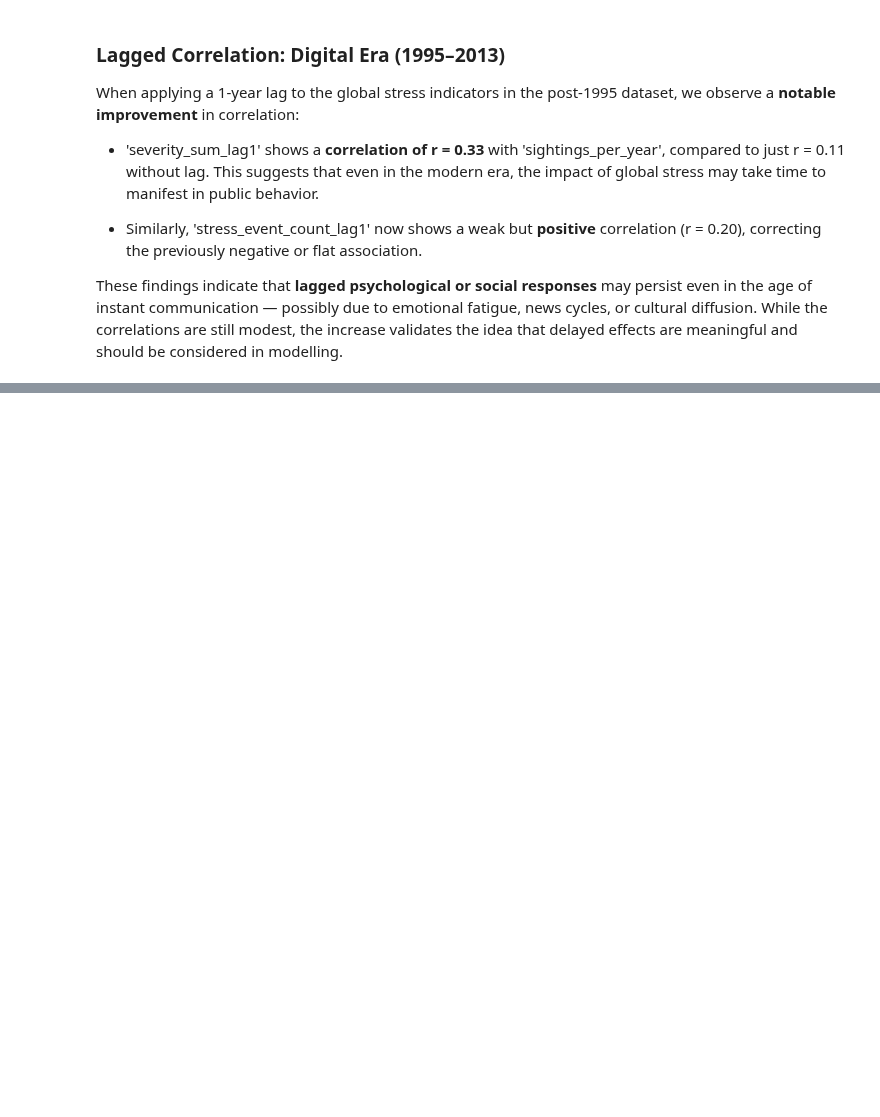
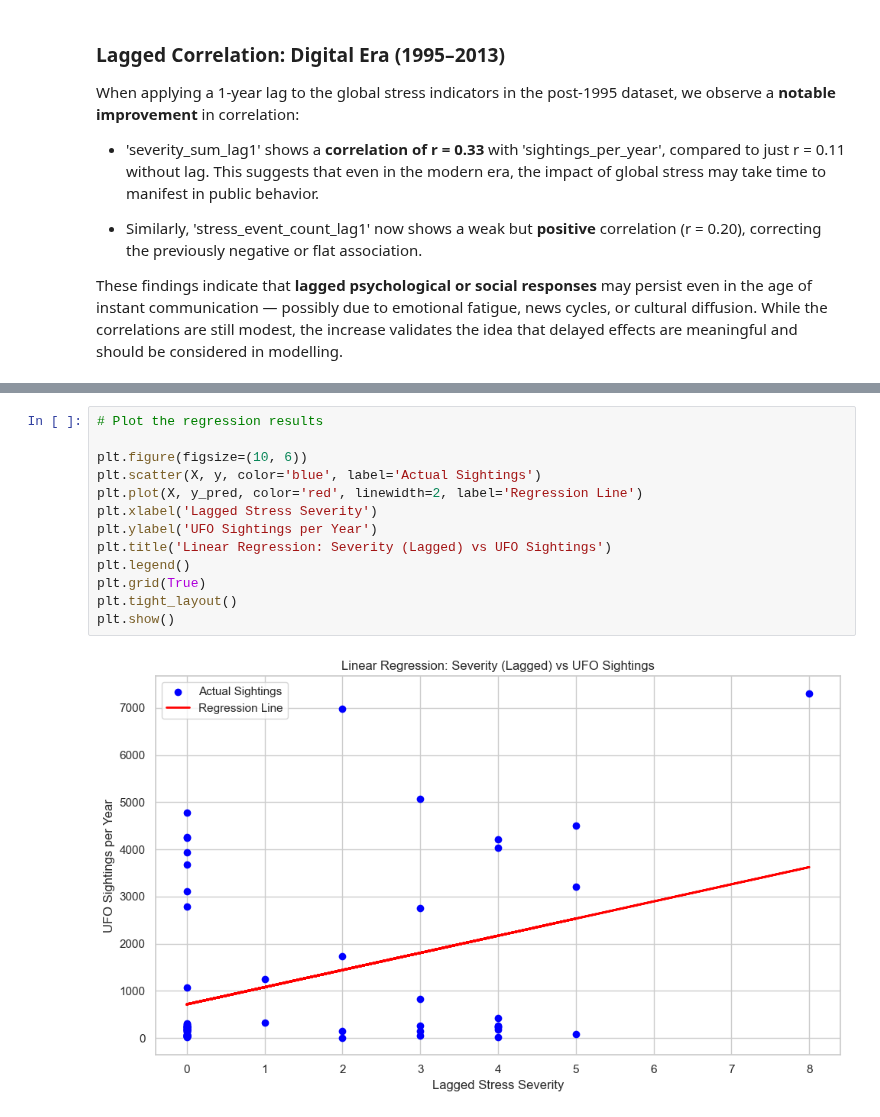
Before and after one commit to Richard-wv/stress_sighting_hypothesis, a Jupyter notebook: jupyter_notebooks/2_data_analysis.ipynb, the cells around one changed output, grey strips where cells are left out. Cells and saved outputs as stored; diff of their text form; blank space fills up the shorter version.

Commit message:
Add Linear Regression model and Viz to notebook

```diff
--- a/jupyter_notebooks/2_data_analysis.ipynb
+++ b/jupyter_notebooks/2_data_analysis.ipynb
@@ -670,0 +721,15 @@ These findings indicate that **lagged psychological or social responses** may pe
+# %%
+# Plot the regression results
+
+plt.figure(figsize=(10, 6))
+plt.scatter(X, y, color='blue', label='Actual Sightings')
+plt.plot(X, y_pred, color='red', linewidth=2, label='Regression Line')
+plt.xlabel('Lagged Stress Severity')
+plt.ylabel('UFO Sightings per Year')
+plt.title('Linear Regression: Severity (Lagged) vs UFO Sightings')
+plt.legend()
+plt.grid(True)
+plt.tight_layout()
+plt.show()
+# %% [output]
+[figure, added]
```
Also changed, not shown: parts of 2 cells of this notebook.
